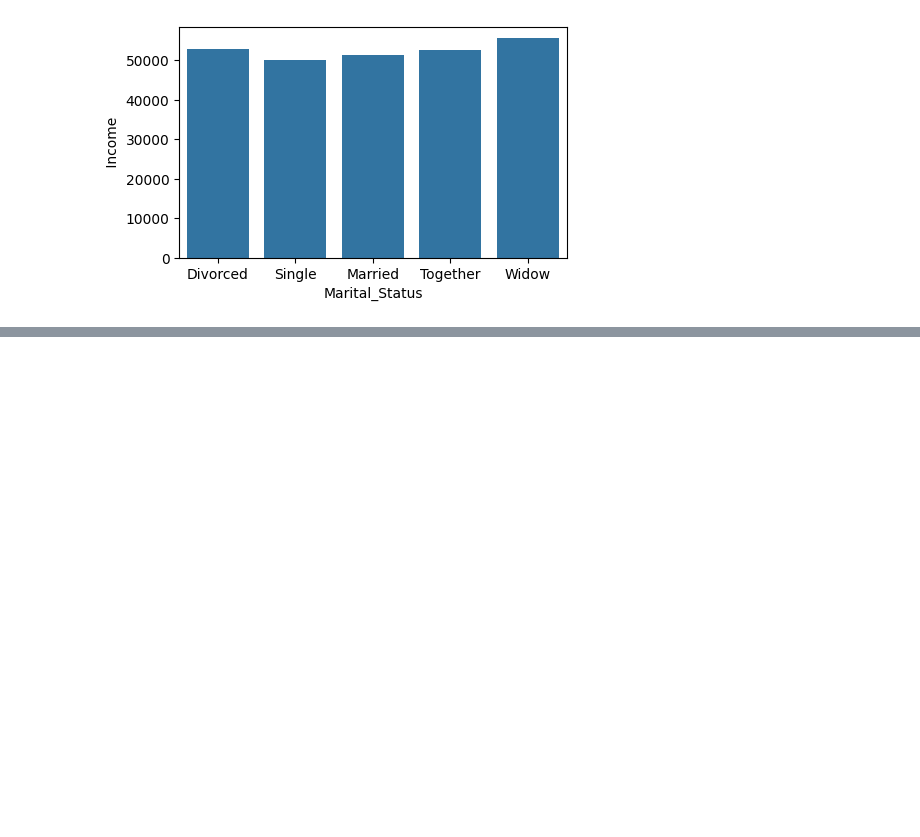
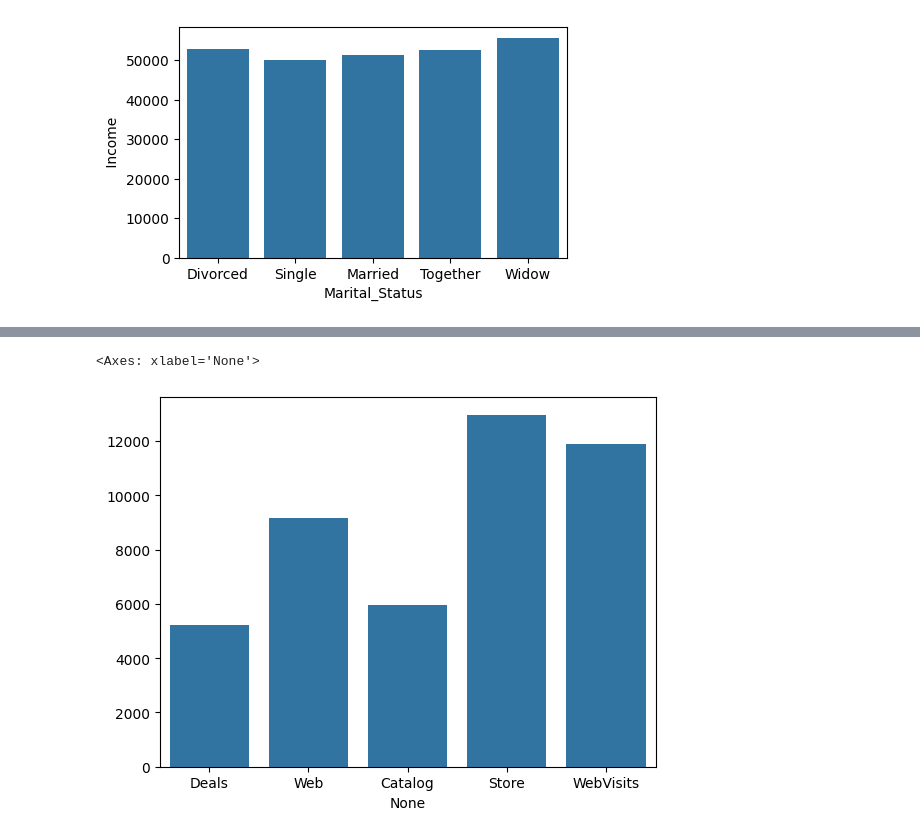
Before and after one commit to mrpradip098-hue/data-analyst-notes, a Jupyter notebook: Python/Marketing.ipynb, the cells around one changed output, grey strips where cells are left out. Drawn from its saved outputs; the diff is of its cells as text; code cells hidden in the pictures; blank space fills up the shorter version.

```diff
--- a/Python/Marketing.ipynb
+++ b/Python/Marketing.ipynb
@@ -174,0 +254,8 @@ The `ci` parameter is deprecated. Use `errorbar=('ci', False)` for the same effe
+# %%
+categories = {
+    "Deals":df['NumDealsPurchases'].sum(),
+    "Web":df['NumWebPurchases'].sum(),
+    "Catalog":df['NumCatalogPurchases'].sum(),
+    "Store":df['NumStorePurchases'].sum(),
+    "WebVisits":df['NumWebVisitsMonth'].sum(),
+}
@@ -174,0 +270,2 @@ The `ci` parameter is deprecated. Use `errorbar=('ci', False)` for the same effe
+# %%
+Q9 =pd.Series(categories)
@@ -174,0 +282,5 @@ The `ci` parameter is deprecated. Use `errorbar=('ci', False)` for the same effe
+# %%
+sns.barplot(x=Q9.index,y=Q9.values)
+# %% [output]
+<Axes: xlabel='None'>
+[figure, added]
```
Also changed, not shown: parts of 25 cells of this notebook.
